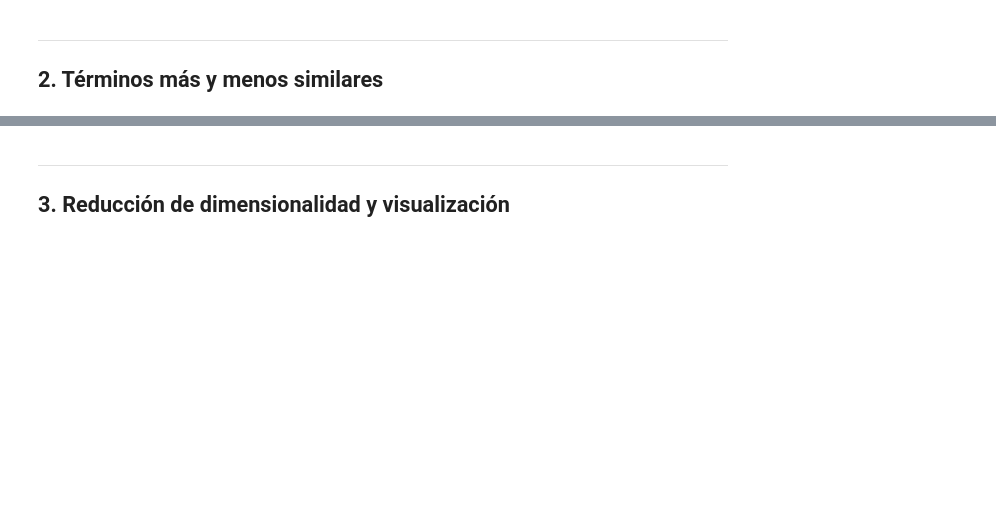
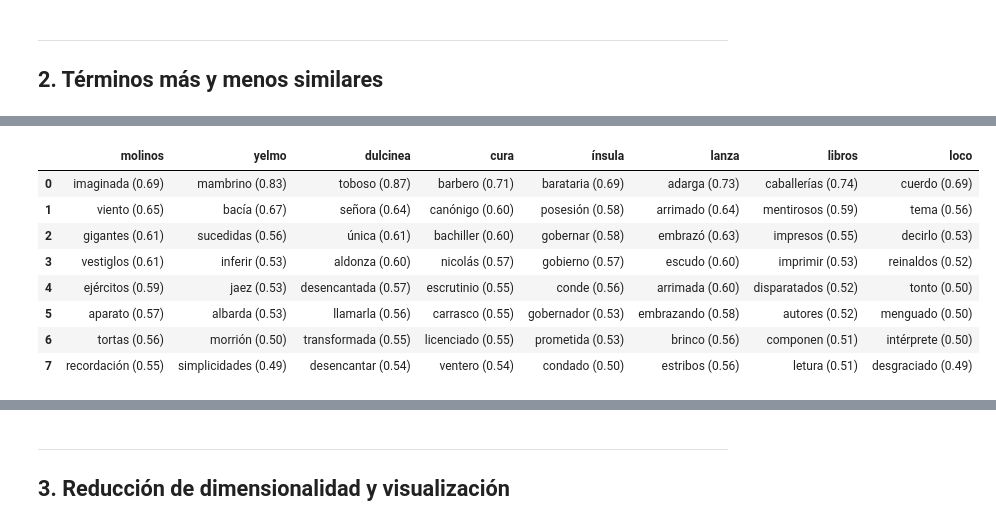
Before and after one commit to NicoLastra12/CEIA-Procesamiento_del_lenguaje_natural_I, a Jupyter notebook: notebooks/02_Desafio_embeddings_gensim.ipynb, the cells around one changed output, grey strips where cells are left out. Drawn from its saved outputs; the diff is of its cells as text; code cells hidden in the pictures; blank space fills up the shorter version.

```diff
--- a/notebooks/02_Desafio_embeddings_gensim.ipynb
+++ b/notebooks/02_Desafio_embeddings_gensim.ipynb
@@ -301,0 +296,9 @@ _Completar._
+# %%
+# Términos de interés elegidos a mano
+
+terminos = ["molinos", "yelmo", "dulcinea", "cura", "ínsula", "lanza", "libros", "loco"]
+
+# Verificamos que todos estén en el vocabulario (min_count=5) y cuántas veces aparecen
+for t in terminos:
+    estado = "Esta en el vocabulario" if t in modelo_sg.wv else "No está en el vocabulario"
+    print(f"{t:10s} {frecuencias[t]:5d} apariciones  {estado}")
@@ -301,0 +314,20 @@ _Completar._
+# %%
+# Más similares con skip-gram (most_similar positive)
+
+TOPN = 8 # Se analizan el top 8.
+
+mas_similares_sg = pd.DataFrame({
+    t: [f"{palabra} ({similitud:.2f})" for palabra, similitud in modelo_sg.wv.most_similar(positive=[t], topn=TOPN)]
+    for t in terminos
+})
+mas_similares_sg
+# %% [output]
+|  | molinos | yelmo | dulcinea | cura | ínsula | lanza | libros | loco |
+| 0 | imaginada (0.69) | mambrino (0.83) | toboso (0.87) | barbero (0.71) | barataria (0.69) | adarga (0.73) | caballerías (0.74) | cuerdo (0.69) |
+| 1 | viento (0.65) | bacía (0.67) | señora (0.64) | canónigo (0.60) | posesión (0.58) | arrimado (0.64) | mentirosos (0.59) | tema (0.56) |
+| 2 | gigantes (0.61) | sucedidas (0.56) | única (0.61) | bachiller (0.60) | gobernar (0.58) | embrazó (0.63) | impresos (0.55) | decirlo (0.53) |
+| 3 | vestiglos (0.61) | inferir (0.53) | aldonza (0.60) | nicolás (0.57) | gobierno (0.57) | escudo (0.60) | imprimir (0.53) | reinaldos (0.52) |
+| 4 | ejércitos (0.59) | jaez (0.53) | desencantada (0.57) | escrutinio (0.55) | conde (0.56) | arrimada (0.60) | disparatados (0.52) | tonto (0.50) |
+| 5 | aparato (0.57) | albarda (0.53) | llamarla (0.56) | carrasco (0.55) | gobernador (0.53) | embrazando (0.58) | autores (0.52) | menguado (0.50) |
+| 6 | tortas (0.56) | morrión (0.50) | transformada (0.55) | licenciado (0.55) | prometida (0.53) | brinco (0.56) | componen (0.51) | intérprete (0.50) |
+| 7 | recordación (0.55) | simplicidades (0.49) | desencantar (0.54) | ventero (0.54) | condado (0.50) | estribos (0.56) | letura (0.51) | desgraciado (0.49) |
```
Also changed, not shown: parts of 16 cells of this notebook, 2 other files.
